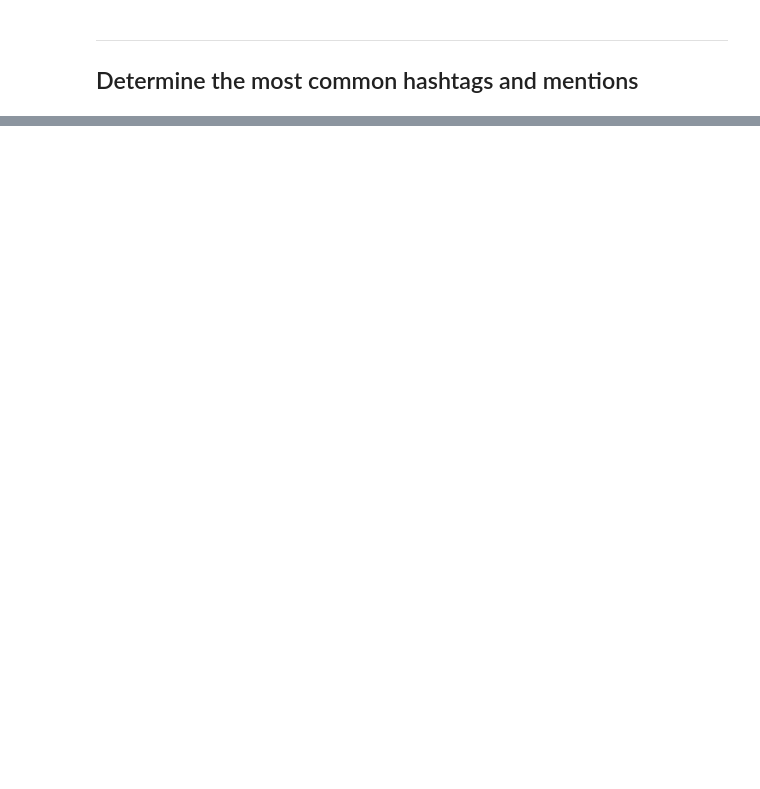
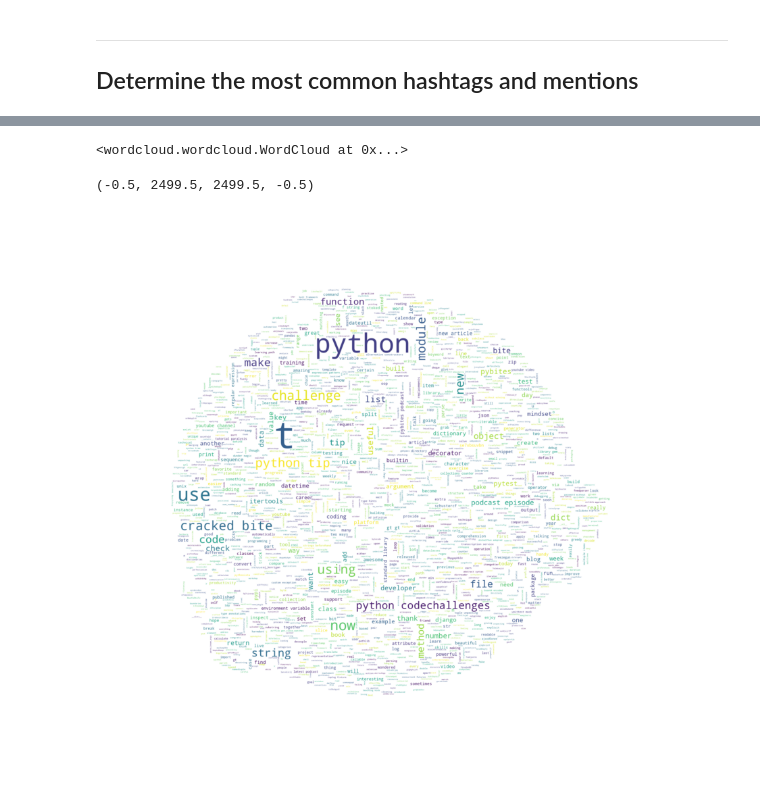
Before and after one commit to timothyhull/100daysofcode, a Jupyter notebook: days/_58/twitter_app/twitter.ipynb, the cells around one changed output, grey strips where cells are left out. Cells and saved outputs as stored; diff of their text form; code cells hidden in the pictures; blank space fills up the shorter version.

```diff
--- a/days/_58/twitter_app/twitter.ipynb
+++ b/days/_58/twitter_app/twitter.ipynb
@@ -258,0 +267,49 @@ top_n_display(
+# %%
+# Create an image mask for the word cloud
+file_path = './images/pybites.png'
+
+image_mask = np.array(
+    object=Image.open(
+        fp=file_path
+    )
+)
+# %%
+# Add stopwords
+stopwords = set(STOPWORDS)
+stopwords.add('co')
+stopwords.add('https')
+# %%
+# Create a word cloud object
+word_cloud = WordCloud(
+    background_color='white',
+    max_words=2000,
+    mask=image_mask,
+    stopwords=stopwords
+)
+# %%
+# Generate the word cloud from the word_cloud object
+word_cloud.generate(
+    text=txt_tweets_no_rt_no_mentions
+)
+# %% [output]
+<wordcloud.wordcloud.WordCloud at 0x...>
+# %%
+# Display the word cloud
+plt.figure(
+    figsize=(15, 15)
+)
+
+plt.imshow(
+    X=word_cloud,
+    interpolation='bilinear'
+)
+
+plt.margins(
+    x=0,
+    y=0
+)
+
+plt.axis('off')
+# %% [output]
+(-0.5, 2499.5, 2499.5, -0.5)
+[figure, added]
```
Also changed, not shown: parts of 7 cells of this notebook, 2 other files.
